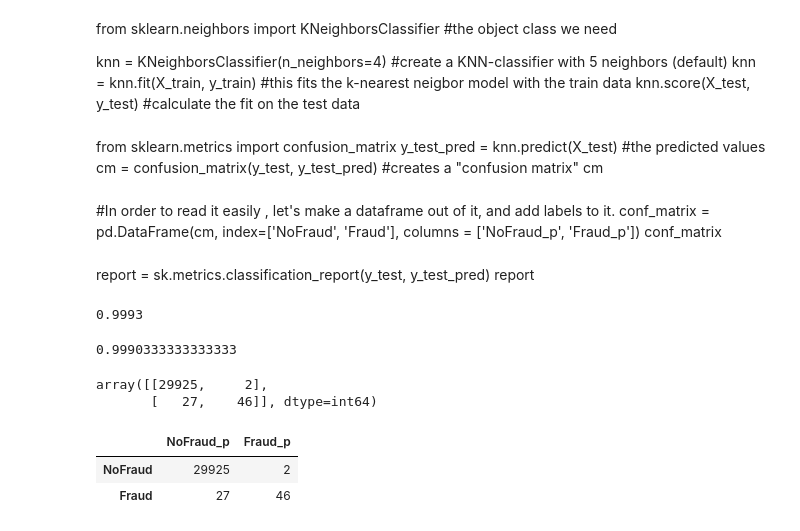
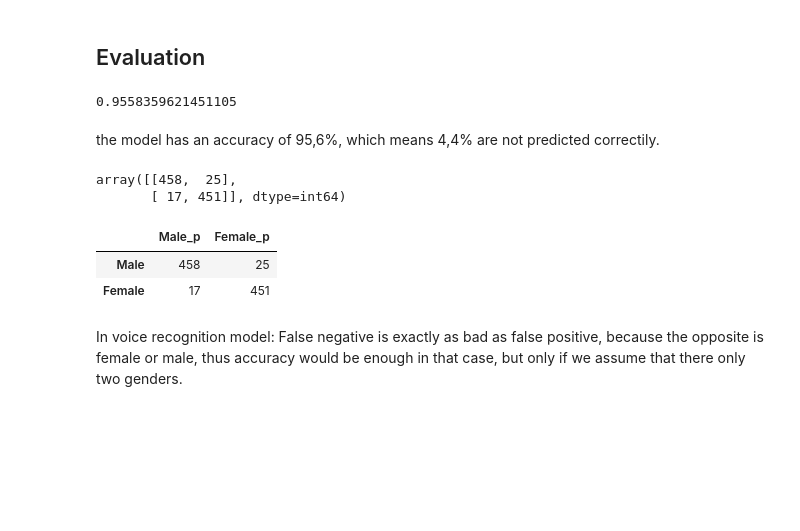
Before and after one commit to MirCHeineken/Assignement_FML_4-5_VoiceReg, a Jupyter notebook: Voice Recognition.ipynb, the cells around one changed output. Drawn from its saved outputs; the diff is of its cells as text; code cells hidden in the pictures; blank space fills up the shorter version.

```diff
--- a/Voice Recognition.ipynb
+++ b/Voice Recognition.ipynb
@@ -29,0 +97,5 @@ With Classification
+# %%
+df['label'] = df['label'].replace('male', '0')
+df['label'] = df['label'].replace('female', '1')
+df = df[['meanfreq','sd','sp.ent', 'sfm', 'meanfun', 'minfun', 'maxfun', 'meandom', 'mindom', 'maxdom', 'modindx', 'label']]
+df.head()
@@ -30,60 +109,40 @@ With Classification
 # %%
 from sklearn.preprocessing import normalize #get the function needed to normalize our data.
 
-X = df[['Amount', 'Time', 'V1', 'V2', 'V3', 'V4', 'V5','V6','V7','V8','V9','V10','V11','V12','V13', 'V14','V15','V16','V17','V18','V19','V20','V21','V22','V23','V24','V25','V26','V27','V28']] #create the X matrix
+X = df[['meanfreq','sd', 'sfm', 'meanfun', 'minfun', 'maxfun', 'meandom', 'mindom', 'maxdom']] #create the X matrix
 X = normalize(X) #normalize the matrix to put everything on the same scale
-y = df['Class'] #create the y-variable
-X_train, X_test, y_train, y_test = train_test_split(X, y, test_size=0.3, random_state=40) #split the data, store it into different variables
+y = df['label'] #create the y-variable
+X_train, X_test, y_train, y_test = train_test_split(X, y, test_size=0.3, random_state=4) #split the data, store it into different variables
-# %% [markdown]
-from sklearn.neighbors import KNeighborsClassifier #the object class we need
-
-knn = KNeighborsClassifier(n_neighbors=4) #create a KNN-classifier with 5 neighbors (default)
-knn = knn.fit(X_train, y_train) #this fits the k-nearest neigbor model with the train data
-knn.score(X_test, y_test) #calculate the fit on the test data
-# %% [markdown]
-from sklearn.metrics import confusion_matrix
-y_test_pred = knn.predict(X_test) #the predicted values
-cm = confusion_matrix(y_test, y_test_pred) #creates a "confusion matrix"
-cm
-# %% [markdown]
-#In order to read it easily , let's make a dataframe out of it, and add labels to it.
-conf_matrix = pd.DataFrame(cm, index=['NoFraud', 'Fraud'], columns = ['NoFraud_p', 'Fraud_p'])
-conf_matrix
-# %% [markdown]
-report = sk.metrics.classification_report(y_test, y_test_pred)
-report
-# %%
-#random forest
-
-randomf = RandomForestClassifier(n_estimators=100)
-randomf = randomf.fit(X_train, y_train)
-randomf.score(X_test, y_test)
-# %% [output]
-0.9993
+# %% [markdown]
+## Evaluation
 # %%
 from sklearn.ensemble import RandomForestClassifier #the object class we need
 
-knn = RandomForestClassifier(n_neighbors=2) #create a KNN-classifier with 5 neighbors (default)
-knn = knn.fit(X_train, y_train) #this fits the k-nearest neigbor model with the train data
-knn.score(X_test, y_test) #calculate the fit on the test data
+random = RandomForestClassifier(n_estimators=110) #create Random forest n_estimator default = 100
+random = random.fit(X_train, y_train) #fit the train data
+random.score(X_test, y_test) #calculate the fit on the test data
 # %% [output]
-0.9990333333333333
+0.9558359621451105
+# %% [markdown]
+the model has an accuracy of 95,6%, which means 4,4% are not predicted correctily.
 # %%
 from sklearn.metrics import confusion_matrix
-y_test_pred = knn.predict(X_test) #the predicted values
-cm = confusion_matrix(y_test, y_test_pred) #creates a "confusion matrix"
-cm
+y_test_pred = random.predict(X_test) #the predicted values
+rf = confusion_matrix(y_test, y_test_pred) #creates a "confusion matrix"
+rf
 # %% [output]
-array([[29925,     2],
-       [   27,    46]], dtype=int64)
+array([[458,  25],
+       [ 17, 451]], dtype=int64)
 # %%
 #In order to read it easily , let's make a dataframe out of it, and add labels to it.
-conf_matrix = pd.DataFrame(cm, index=['NoFraud', 'Fraud'], columns = ['NoFraud_p', 'Fraud_p'])
+conf_matrix = pd.DataFrame(rf, index=['Male', 'Female'], columns = ['Male_p', 'Female_p'])
 conf_matrix
 # %% [output]
-|  | NoFraud_p | Fraud_p |
-| NoFraud | 29925 | 2 |
-| Fraud | 27 | 46 |
+|  | Male_p | Female_p |
+| Male | 458 | 25 |
+| Female | 17 | 451 |
+# %% [markdown]
+In voice recognition model: False negative is exactly as bad as false positive, because the opposite is female or male, thus accuracy would be enough in that case, but only if we assume that there only two genders.
 # %%
 report = sk.metrics.classification_report(y_test, y_test_pred)
 report
```
Also changed, not shown: parts of 21 cells of this notebook.
